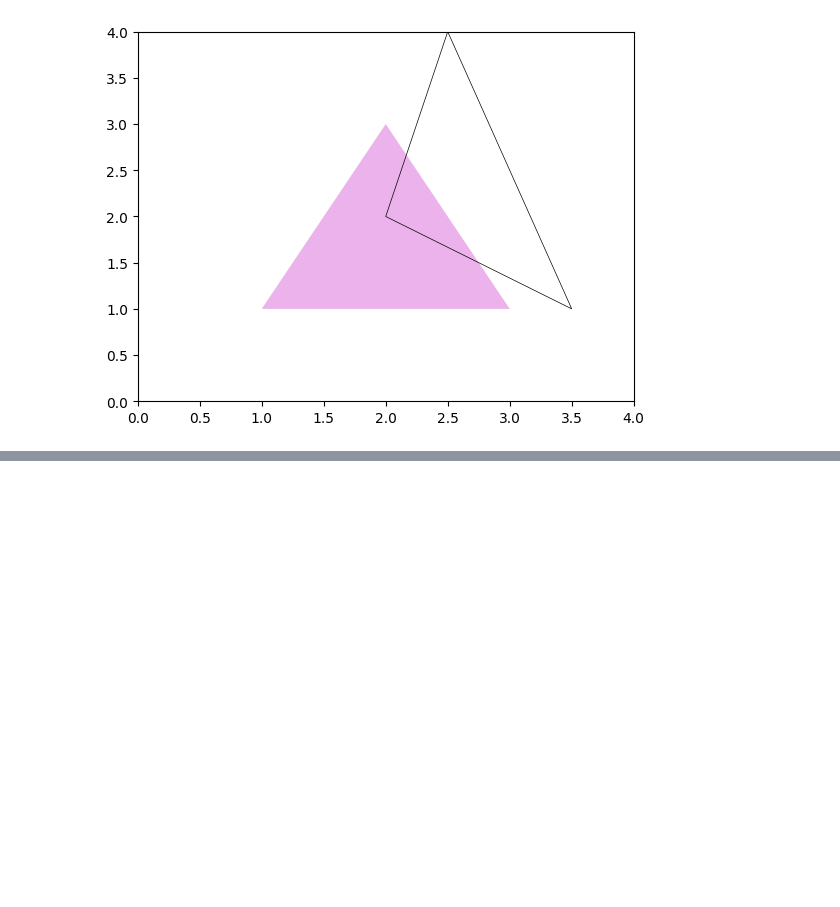
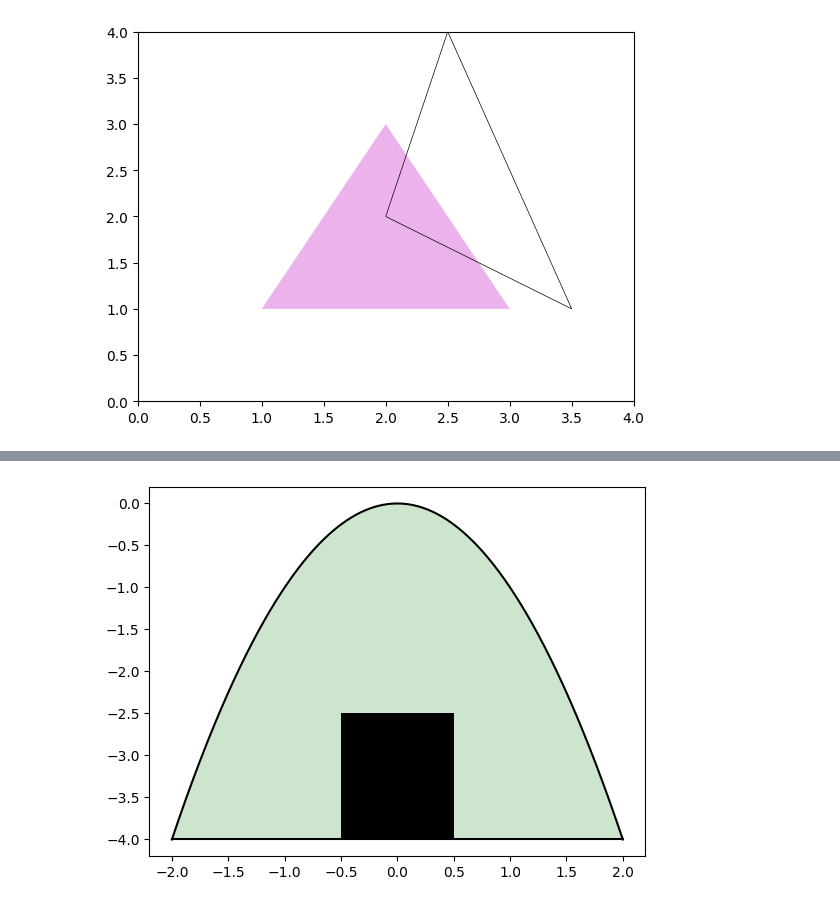
Before and after one commit to viktor-kertanov/master-math, a Jupyter notebook: ch_6_visualization/10_draw_patches_polygons.ipynb, the cells around one changed output, grey strips where cells are left out. Drawn from its saved outputs; the diff is of its cells as text; code cells hidden in the pictures; blank space fills up the shorter version.

```diff
--- a/ch_6_visualization/10_draw_patches_polygons.ipynb
+++ b/ch_6_visualization/10_draw_patches_polygons.ipynb
@@ -41,0 +97,22 @@ plt.show()
+# %%
+parabola = Polygon(Y, facecolor='green', alpha=0.2)
+square = Polygon(sq_array, facecolor='k', alpha=1)
+
+fig, ax = plt.subplots()
+ax.add_patch(parabola)
+ax.add_patch(square)
+
+ax.set_xlim([-2.2,2.2])
+ax.set_ylim([-4.2,0.2])
+
+n = 500
+x = np.linspace(-2,2,n)
+f = -x**2
+plt.plot(x,f, 'k')
+plt.plot([-2,2],[-4,-4],'k')
+
+plt.axis('on')
+plt.savefig('hobbit_house.svg')
+plt.show()
+# %% [output]
+[figure, added]
```
Also changed, not shown: parts of 8 cells of this notebook, 10 other files.
